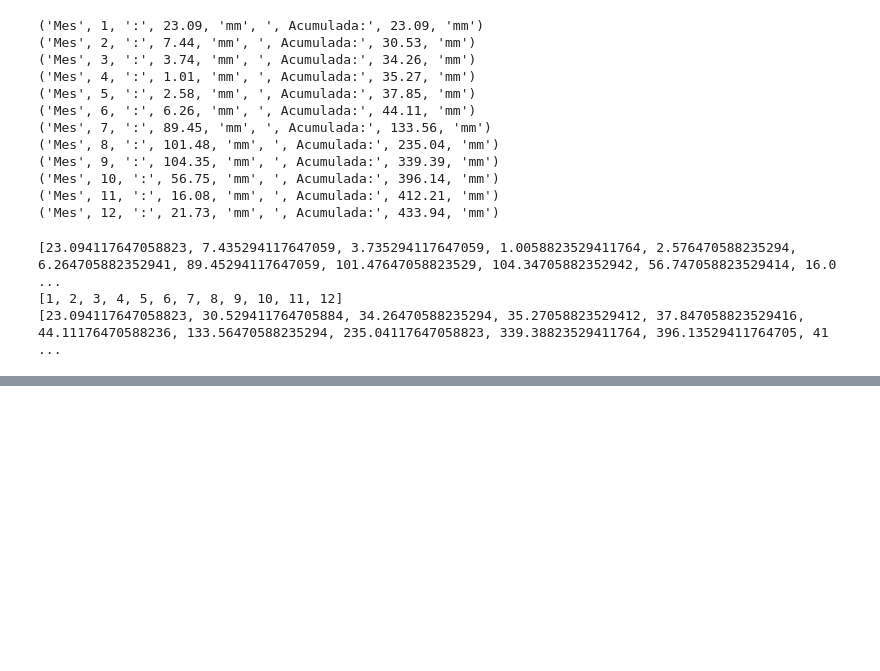
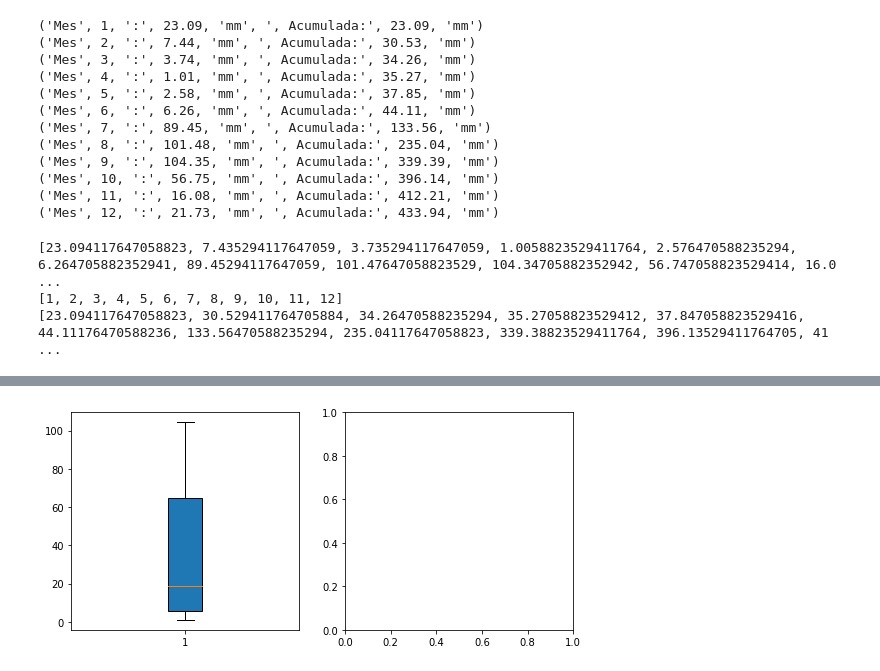
Before and after one commit to JoelA06/Tareas, a Jupyter notebook: Actividad4/Actividad4.ipynb, the cells around one changed output, grey strips where cells are left out. Cells and saved outputs as stored; diff of their text form; code cells hidden in the pictures; blank space fills up the shorter version.

```diff
--- a/Actividad4/Actividad4.ipynb
+++ b/Actividad4/Actividad4.ipynb
@@ -147,0 +213,5 @@ plt.show()
+# %%
+fig, axes = plt.subplots(nrows=1, ncols=2, figsize=(9, 4))
+bplot1 = axes[0].boxplot(PMP, vert=True, patch_artist=True)
+# %% [output]
+[figure, added]
```
Also changed, not shown: parts of 8 cells of this notebook.
